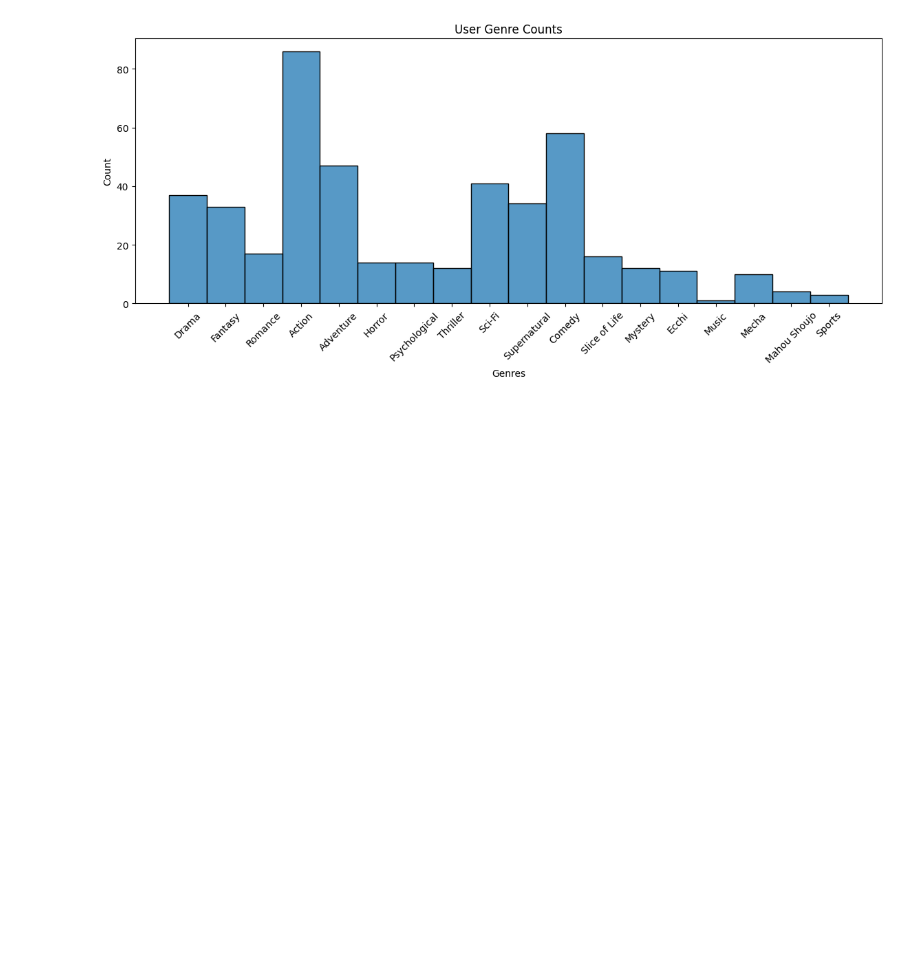
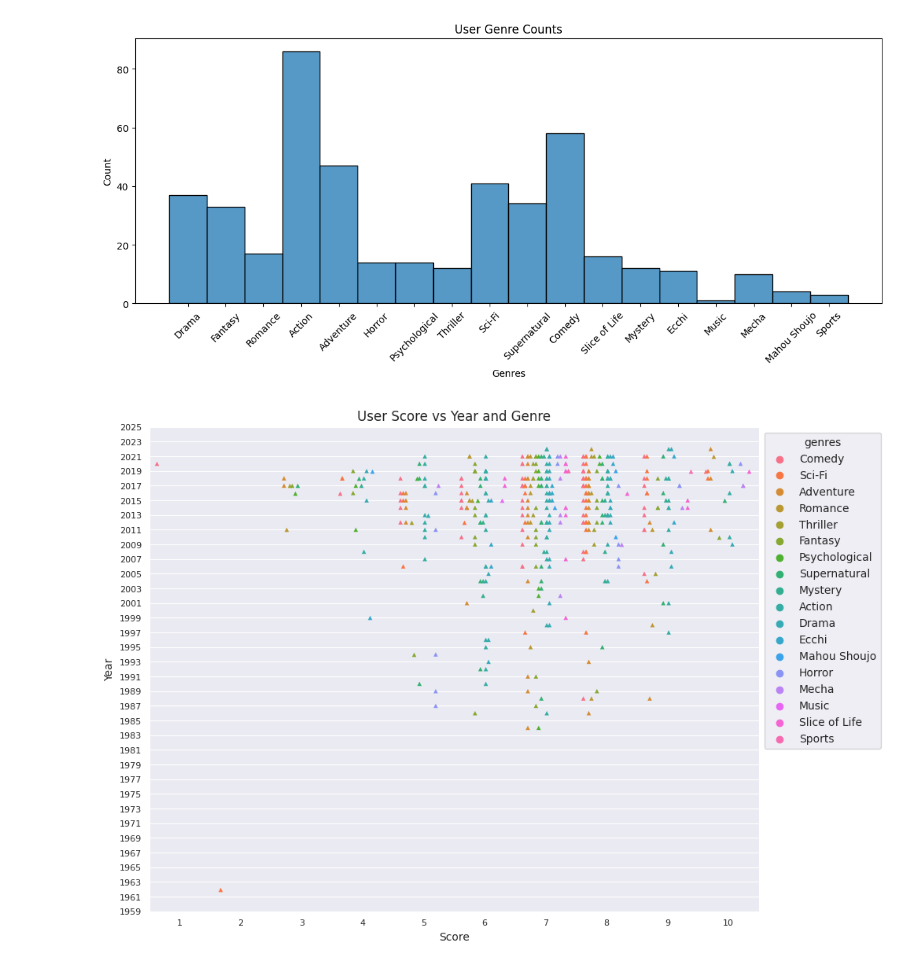
Before and after one commit to barrettotte/anilist-ml, a Jupyter notebook: explore.ipynb, the cells around one changed output. Drawn from its saved outputs; the diff is of its cells as text; code cells hidden in the pictures; blank space fills up the shorter version.

```diff
--- a/explore.ipynb
+++ b/explore.ipynb
@@ -176,3 +176,23 @@ plt.show()
 plt.close()
 # %% [output]
 [figure]
+# %%
+df = (pd.merge(user_df[user_df['status'] == 'COMPLETED'], anime_df, left_on='media_id', right_on='id', how='inner')
+            .filter(['genres', 'score', 'season_year']))
+df['genres'] = df['genres'].apply(json.loads).explode('genres').dropna()
+
+fig, ax = plt.subplots(figsize=(10,8))
+ax.set_title('User Score vs Year and Genre')
+ax.set_xlabel('Score', fontsize=10)
+ax.set_ylabel('Year', fontsize=10)
+ax.set_yticks(np.arange(df['season_year'].min()-5, df['season_year'].max()+5, 2))
+ax.tick_params(labelsize=8)
+
+sns.stripplot(ax=ax, data=df, x='score', y='season_year', hue='genres', dodge=True, jitter=0, s=4, marker='^')
+sns.move_legend(ax, 'upper left', bbox_to_anchor=(1, 1))
+
+plt.show()
+plt.grid()
+plt.close()
+# %% [output]
+[figure, added]
```
